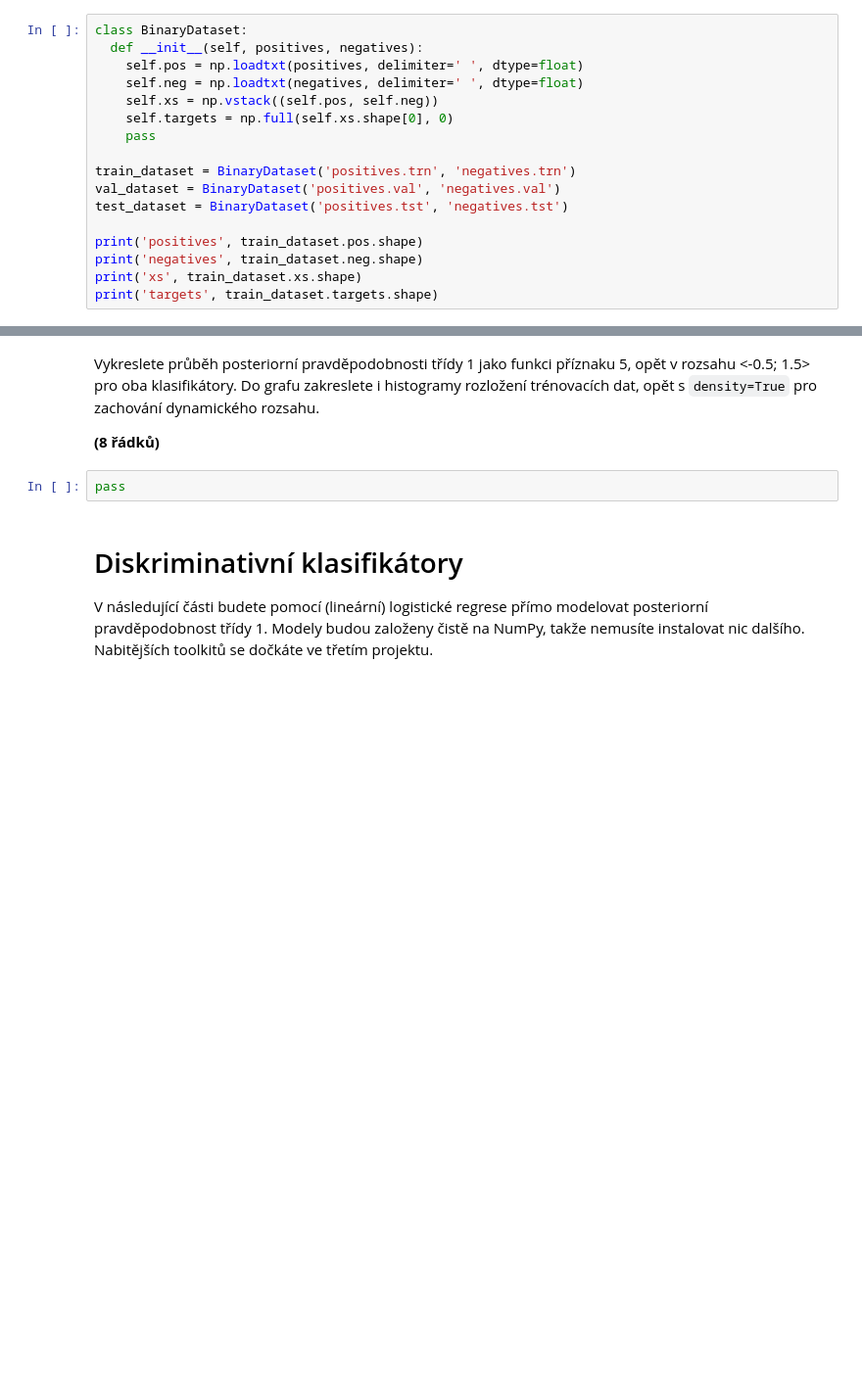
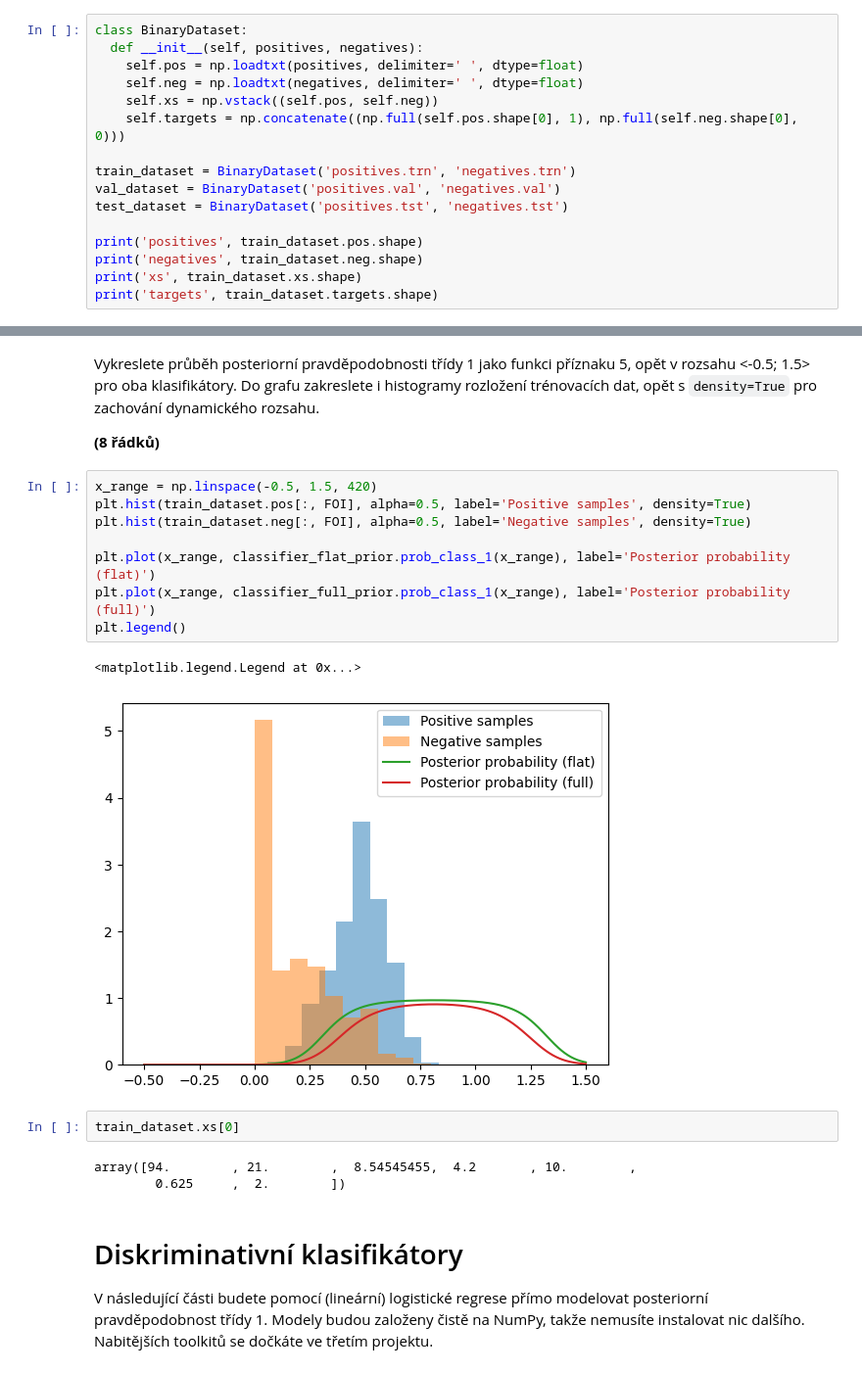
Before and after one commit to xplick04/SUI, a Jupyter notebook: proj2/zadani.ipynb, the cells around one changed output, grey strips where cells are left out. Shown: that part at 98% size. Cells and saved outputs as stored; diff of their text form; blank space fills up the shorter version.

Commit message:
proj2: generative classifiers

```diff
--- a/proj2/zadani.ipynb
+++ b/proj2/zadani.ipynb
@@ -34,8 +34,7 @@ class BinaryDataset:
     self.pos = np.loadtxt(positives, delimiter=' ', dtype=float)
     self.neg = np.loadtxt(negatives, delimiter=' ', dtype=float)
     self.xs = np.vstack((self.pos, self.neg))
-    self.targets = np.full(self.xs.shape[0], 0)
-    pass
+    self.targets = np.concatenate((np.full(self.pos.shape[0], 1), np.full(self.neg.shape[0], 0)))
 
 train_dataset = BinaryDataset('positives.trn', 'negatives.trn')
 val_dataset = BinaryDataset('positives.val', 'negatives.val')
@@ -199,8 +198,22 @@ Vykreslete průběh posteriorní pravděpodobnosti třídy 1 jako funkci přízn
 Do grafu zakreslete i histogramy rozložení trénovacích dat, opět s `density=True` pro zachování dynamického rozsahu.
 
 **(8 řádků)**
-# %%
-pass
+# %%
+x_range = np.linspace(-0.5, 1.5, 420)
+plt.hist(train_dataset.pos[:, FOI], alpha=0.5, label='Positive samples', density=True)
+plt.hist(train_dataset.neg[:, FOI], alpha=0.5, label='Negative samples', density=True)
+
+plt.plot(x_range, classifier_flat_prior.prob_class_1(x_range), label='Posterior probability (flat)')
+plt.plot(x_range, classifier_full_prior.prob_class_1(x_range), label='Posterior probability (full)')
+plt.legend()
+# %% [output]
+<matplotlib.legend.Legend at 0x...>
+[figure, added]
+# %%
+train_dataset.xs[0]
+# %% [output]
+array([94.        , 21.        ,  8.54545455,  4.2       , 10.        ,
+        0.625     ,  2.        ])
 # %% [markdown]
 # Diskriminativní klasifikátory
 V následující části budete pomocí (lineární) logistické regrese přímo modelovat posteriorní pravděpodobnost třídy 1.
```
Also changed, not shown: parts of 2 cells of this notebook.
